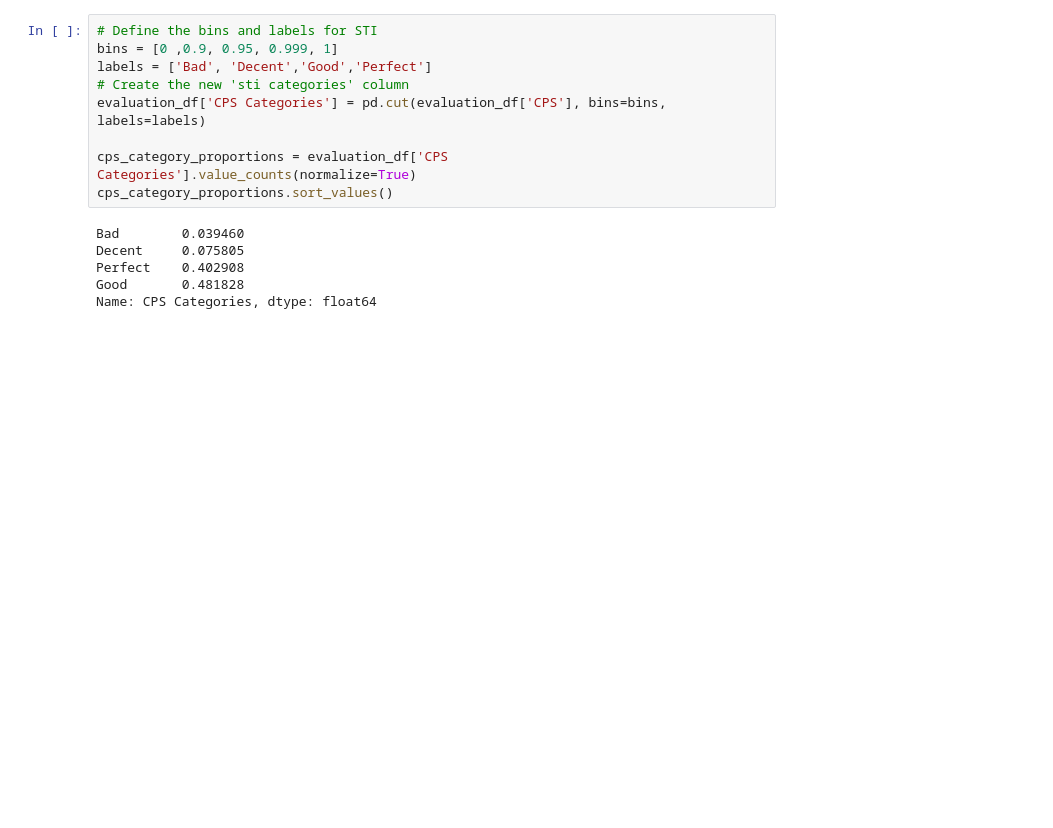
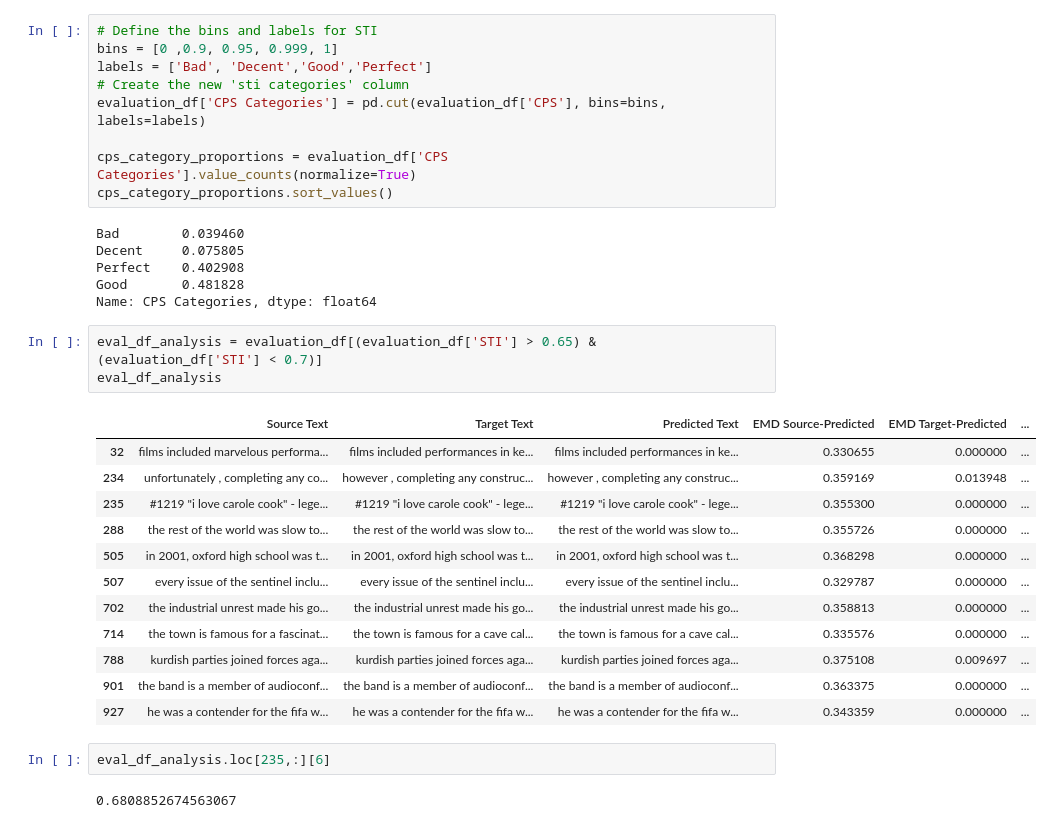
Before and after one commit to RU-Insane/Debiasing-Text-With-Style-Transfer, a Jupyter notebook: notebooks/evaluation_metrics.ipynb, the cells around one changed output. Drawn from its saved outputs; the diff is of its cells as text; blank space fills up the shorter version.

```diff
--- a/notebooks/evaluation_metrics.ipynb
+++ b/notebooks/evaluation_metrics.ipynb
@@ -400,3 +406,23 @@ Decent     0.075805
 Perfect    0.402908
 Good       0.481828
 Name: CPS Categories, dtype: float64
+# %%
+eval_df_analysis = evaluation_df[(evaluation_df['STI'] > 0.65) & (evaluation_df['STI'] < 0.7)]
+eval_df_analysis
+# %% [output]
+|  | Source Text | Target Text | Predicted Text | EMD Source-Predicted | EMD Target-Predicted | ... |
+| 32 | films included marvelous performa... | films included performances in ke... | films included performances in ke... | 0.330655 | 0.000000 | ... |
+| 234 | unfortunately , completing any co... | however , completing any construc... | however , completing any construc... | 0.359169 | 0.013948 | ... |
+| 235 | #1219 "i love carole cook" - lege... | #1219 "i love carole cook" - lege... | #1219 "i love carole cook" - lege... | 0.355300 | 0.000000 | ... |
+| 288 | the rest of the world was slow to... | the rest of the world was slow to... | the rest of the world was slow to... | 0.355726 | 0.000000 | ... |
+| 505 | in 2001, oxford high school was t... | in 2001, oxford high school was t... | in 2001, oxford high school was t... | 0.368298 | 0.000000 | ... |
+| 507 | every issue of the sentinel inclu... | every issue of the sentinel inclu... | every issue of the sentinel inclu... | 0.329787 | 0.000000 | ... |
+| 702 | the industrial unrest made his go... | the industrial unrest made his go... | the industrial unrest made his go... | 0.358813 | 0.000000 | ... |
+| 714 | the town is famous for a fascinat... | the town is famous for a cave cal... | the town is famous for a cave cal... | 0.335576 | 0.000000 | ... |
+| 788 | kurdish parties joined forces aga... | kurdish parties joined forces aga... | kurdish parties joined forces aga... | 0.375108 | 0.009697 | ... |
+| 901 | the band is a member of audioconf... | the band is a member of audioconf... | the band is a member of audioconf... | 0.363375 | 0.000000 | ... |
+| 927 | he was a contender for the fifa w... | he was a contender for the fifa w... | he was a contender for the fifa w... | 0.343359 | 0.000000 | ... |
+# %%
+eval_df_analysis.loc[235,:][6]
+# %% [output]
+0.6808852674563067
```
Also changed, not shown: parts of 8 cells of this notebook, 2 other files.
